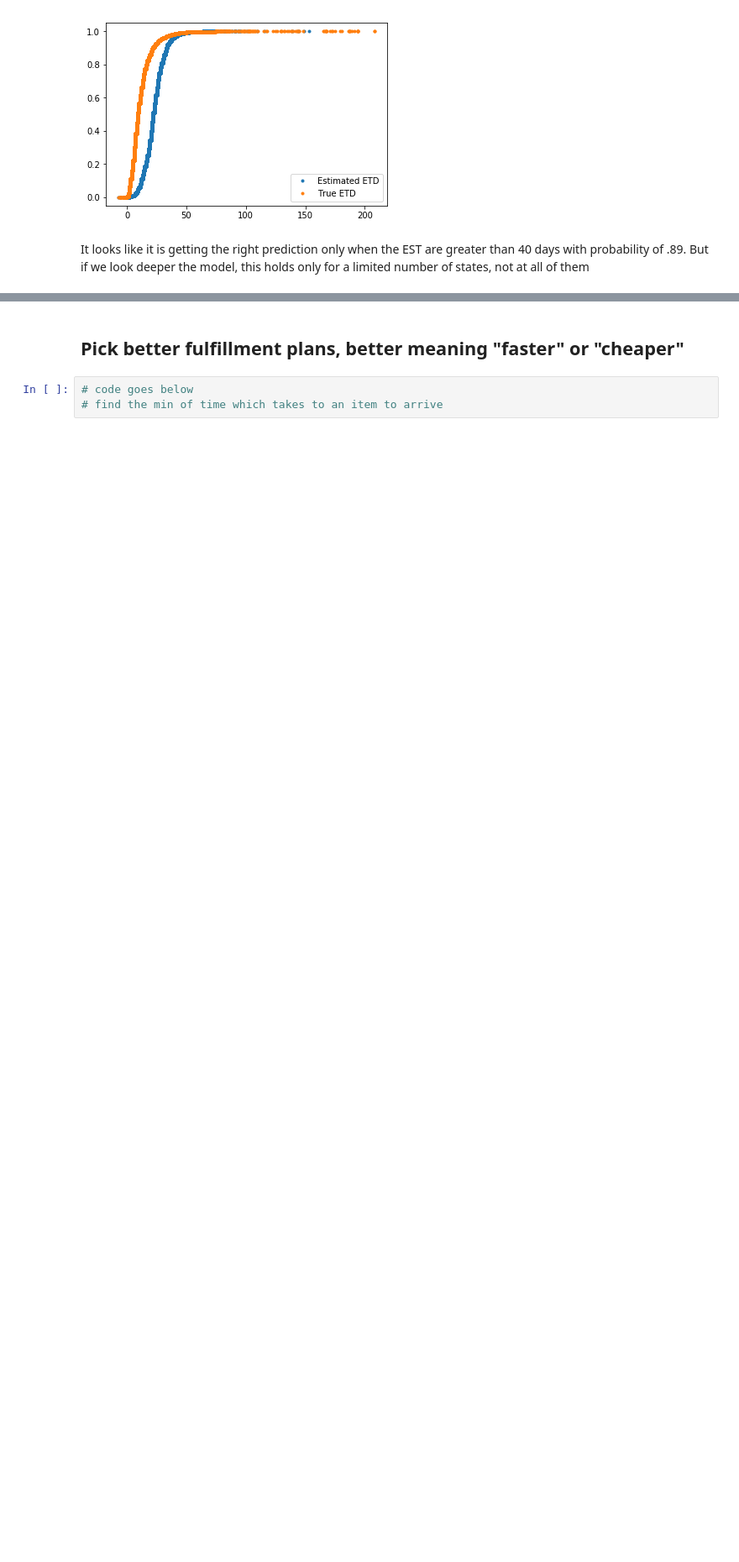
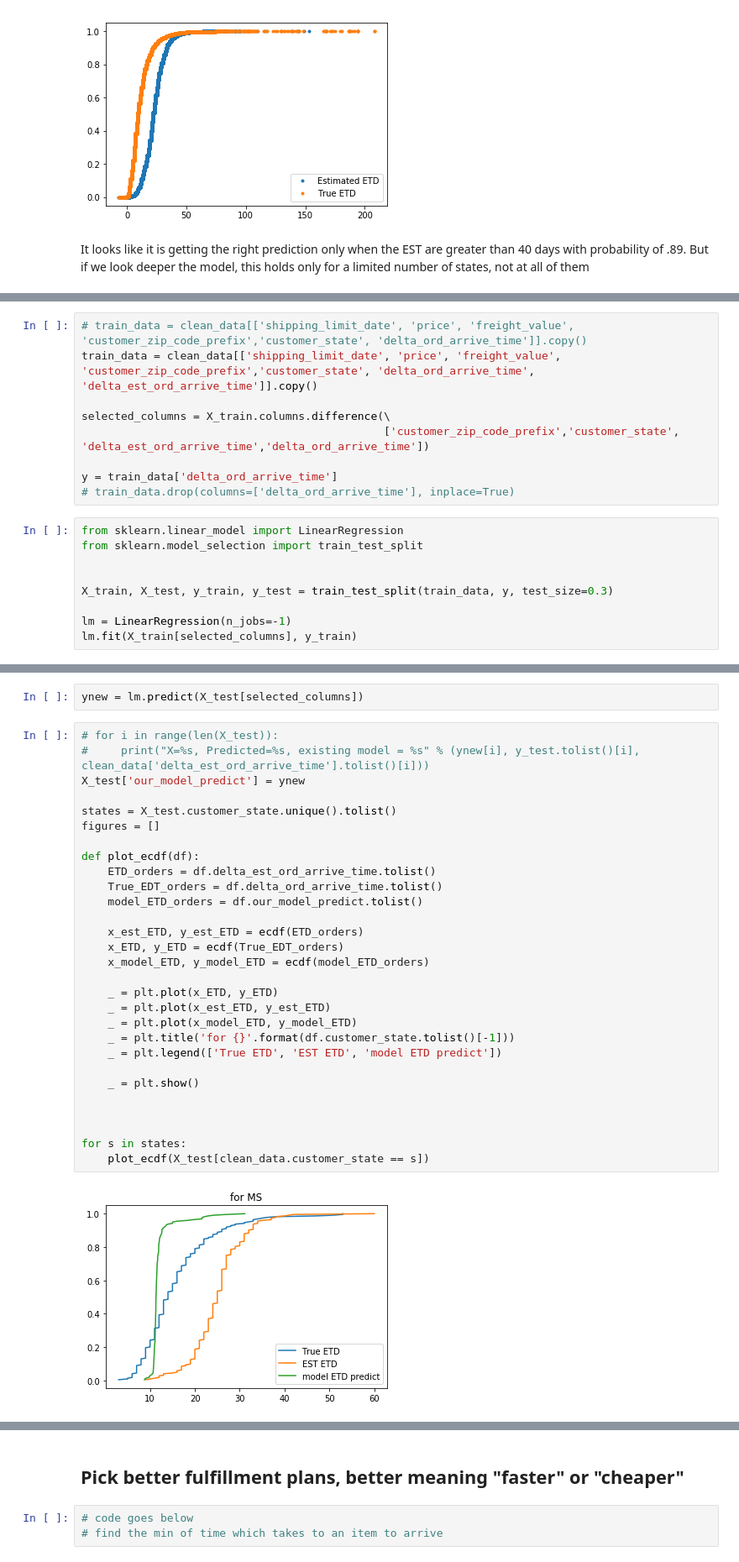
Before and after one commit to YurieCo/ETD_project, a Jupyter notebook: Investigation part.ipynb, the cells around one changed output, grey strips where cells are left out. Shown: that part at 84% size. Cells and saved outputs as stored; diff of their text form; blank space fills up the shorter version.

Commit message:
bad model, work in progress

```diff
--- a/Investigation part.ipynb
+++ b/Investigation part.ipynb
@@ -237,0 +183,18 @@ plt.show()
+# %%
+# train_data = clean_data[['shipping_limit_date', 'price', 'freight_value', 'customer_zip_code_prefix','customer_state', 'delta_ord_arrive_time']].copy()
+train_data = clean_data[['shipping_limit_date', 'price', 'freight_value', 'customer_zip_code_prefix','customer_state', 'delta_ord_arrive_time', 'delta_est_ord_arrive_time']].copy()
+
+selected_columns = X_train.columns.difference(\
+                                              ['customer_zip_code_prefix','customer_state', 'delta_est_ord_arrive_time','delta_ord_arrive_time'])
+
+y = train_data['delta_ord_arrive_time']
+# train_data.drop(columns=['delta_ord_arrive_time'], inplace=True)
+# %%
+from sklearn.linear_model import LinearRegression
+from sklearn.model_selection import train_test_split
+
+
+X_train, X_test, y_train, y_test = train_test_split(train_data, y, test_size=0.3)
+
+lm = LinearRegression(n_jobs=-1)
+lm.fit(X_train[selected_columns], y_train)
@@ -237,0 +203,33 @@ plt.show()
+# %%
+ynew = lm.predict(X_test[selected_columns])
+# %%
+# for i in range(len(X_test)):
+#     print("X=%s, Predicted=%s, existing model = %s" % (ynew[i], y_test.tolist()[i], clean_data['delta_est_ord_arrive_time'].tolist()[i]))
+X_test['our_model_predict'] = ynew
+
+states = X_test.customer_state.unique().tolist()
+figures = []
+
+def plot_ecdf(df):
+    ETD_orders = df.delta_est_ord_arrive_time.tolist()
+    True_EDT_orders = df.delta_ord_arrive_time.tolist()
+    model_ETD_orders = df.our_model_predict.tolist()
+
+    x_est_ETD, y_est_ETD = ecdf(ETD_orders)
+    x_ETD, y_ETD = ecdf(True_EDT_orders)
+    x_model_ETD, y_model_ETD = ecdf(model_ETD_orders)
+
+    _ = plt.plot(x_ETD, y_ETD)
+    _ = plt.plot(x_est_ETD, y_est_ETD)
+    _ = plt.plot(x_model_ETD, y_model_ETD)
+    _ = plt.title('for {}'.format(df.customer_state.tolist()[-1]))
+    _ = plt.legend(['True ETD', 'EST ETD', 'model ETD predict'])
+
+    _ = plt.show()
+
+
+
+for s in states:
+    plot_ecdf(X_test[clean_data.customer_state == s])
+# %% [output]
+[figure, added]
```
Also changed, not shown: parts of 20 cells of this notebook.
